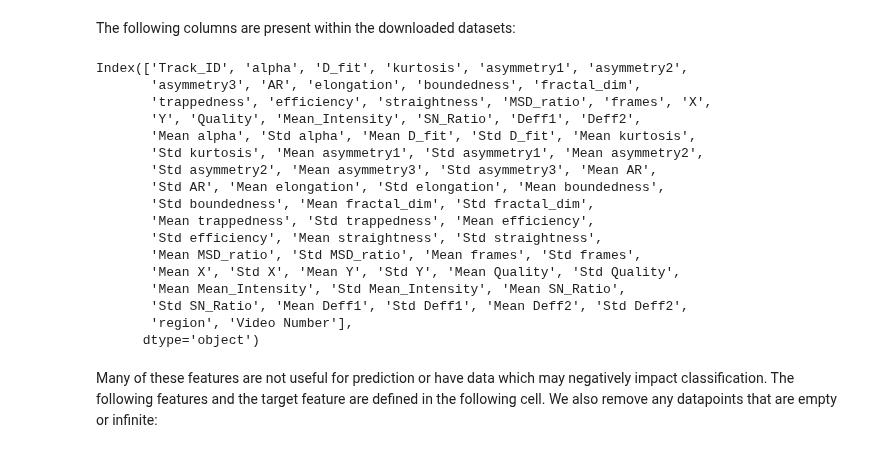
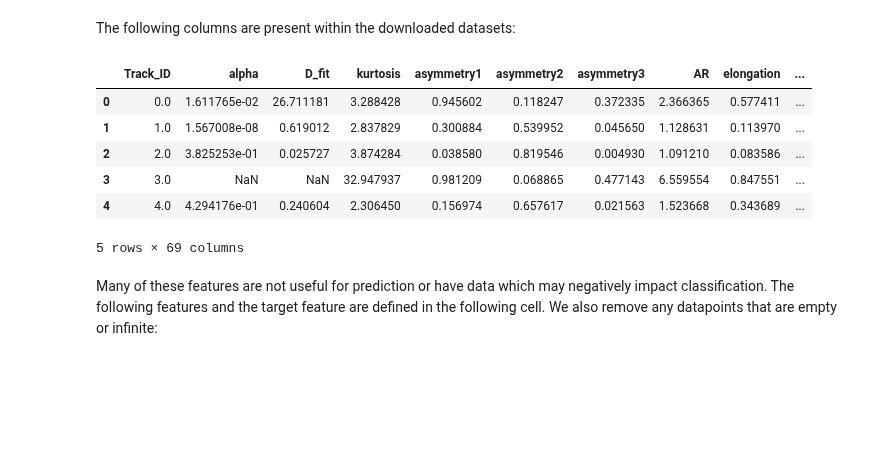
Before and after one commit to Nance-Lab/diff_predictor, a Jupyter notebook: notebooks/XGBoost_region_all_regions.ipynb, the cells around one changed output. Drawn from its saved outputs; the diff is of its cells as text; code cells hidden in the pictures; blank space fills up the shorter version.

```diff
--- a/notebooks/XGBoost_region_all_regions.ipynb
+++ b/notebooks/XGBoost_region_all_regions.ipynb
@@ -129,24 +129,15 @@ feat_NT_slice_2_thalamus_vid_3.csv size: (1106, 67)
 The following columns are present within the downloaded datasets:
 # %%
 fstats_tot.columns
+fstats_tot.head()
 # %% [output]
+|  | Track_ID | alpha | D_fit | kurtosis | asymmetry1 | asymmetry2 | asymmetry3 | AR | elongation | ... |
+| 0 | 0.0 | 1.611765e-02 | 26.711181 | 3.288428 | 0.945602 | 0.118247 | 0.372335 | 2.366365 | 0.577411 | ... |
+| 1 | 1.0 | 1.567008e-08 | 0.619012 | 2.837829 | 0.300884 | 0.539952 | 0.045650 | 1.128631 | 0.113970 | ... |
+| 2 | 2.0 | 3.825253e-01 | 0.025727 | 3.874284 | 0.038580 | 0.819546 | 0.004930 | 1.091210 | 0.083586 | ... |
+| 3 | 3.0 | NaN | NaN | 32.947937 | 0.981209 | 0.068865 | 0.477143 | 6.559554 | 0.847551 | ... |
+| 4 | 4.0 | 4.294176e-01 | 0.240604 | 2.306450 | 0.156974 | 0.657617 | 0.021563 | 1.523668 | 0.343689 | ... |
-Index(['Track_ID', 'alpha', 'D_fit', 'kurtosis', 'asymmetry1', 'asymmetry2',
-       'asymmetry3', 'AR', 'elongation', 'boundedness', 'fractal_dim',
-       'trappedness', 'efficiency', 'straightness', 'MSD_ratio', 'frames', 'X',
-       'Y', 'Quality', 'Mean_Intensity', 'SN_Ratio', 'Deff1', 'Deff2',
-       'Mean alpha', 'Std alpha', 'Mean D_fit', 'Std D_fit', 'Mean kurtosis',
-       'Std kurtosis', 'Mean asymmetry1', 'Std asymmetry1', 'Mean asymmetry2',
-       'Std asymmetry2', 'Mean asymmetry3', 'Std asymmetry3', 'Mean AR',
-       'Std AR', 'Mean elongation', 'Std elongation', 'Mean boundedness',
-       'Std boundedness', 'Mean fractal_dim', 'Std fractal_dim',
-       'Mean trappedness', 'Std trappedness', 'Mean efficiency',
-       'Std efficiency', 'Mean straightness', 'Std straightness',
-       'Mean MSD_ratio', 'Std MSD_ratio', 'Mean frames', 'Std frames',
-       'Mean X', 'Std X', 'Mean Y', 'Std Y', 'Mean Quality', 'Std Quality',
-       'Mean Mean_Intensity', 'Std Mean_Intensity', 'Mean SN_Ratio',
-       'Std SN_Ratio', 'Mean Deff1', 'Std Deff1', 'Mean Deff2', 'Std Deff2',
-       'region', 'Video Number'],
-      dtype='object')
+5 rows × 69 columns
 # %% [markdown]
 Many of these features are not useful for prediction or have data which may negatively impact classification. The following features and the target feature are defined in the following cell. We also remove any datapoints that are empty or infinite:
 # %%
```
Also changed, not shown: parts of 11 cells of this notebook, 6 other files.
